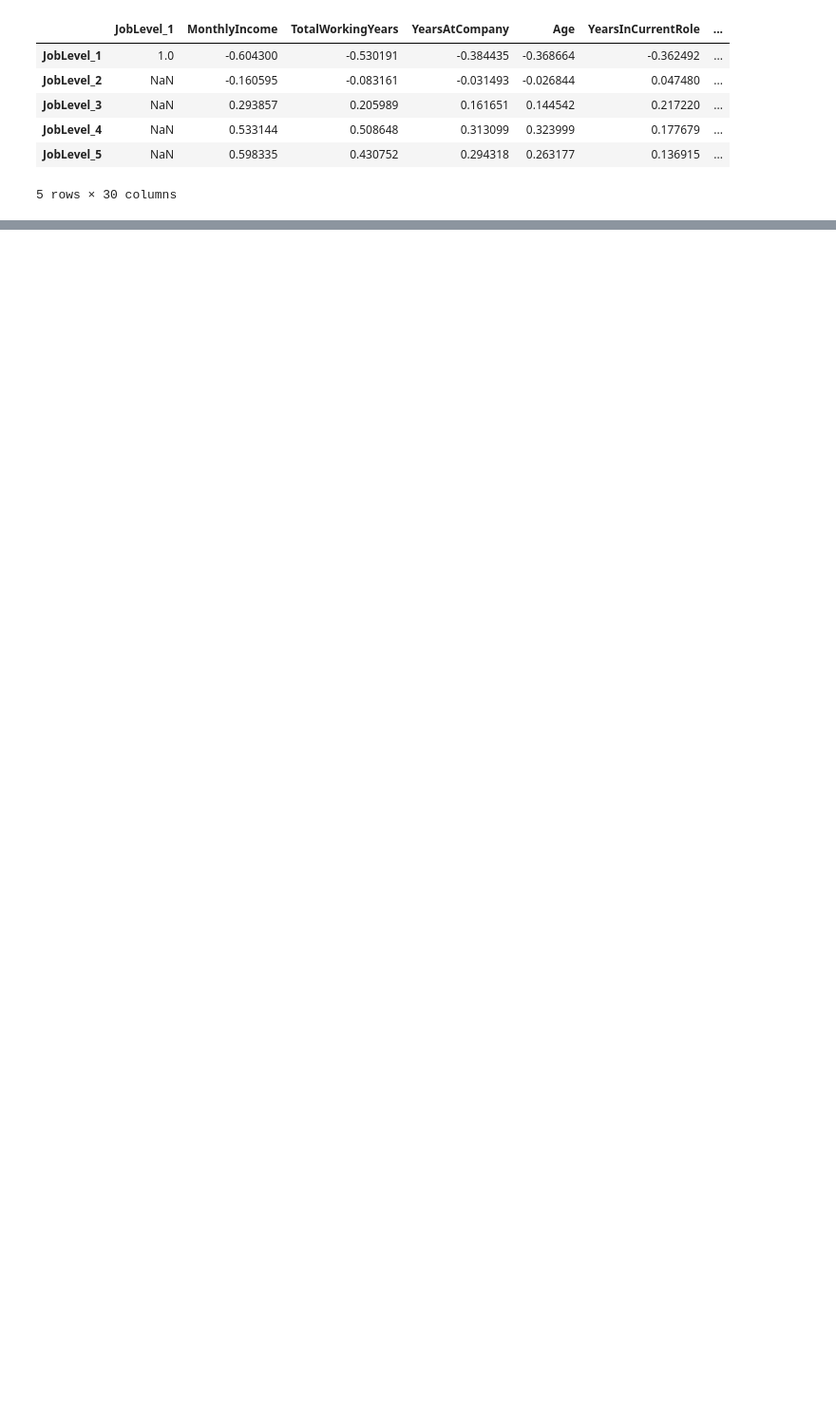
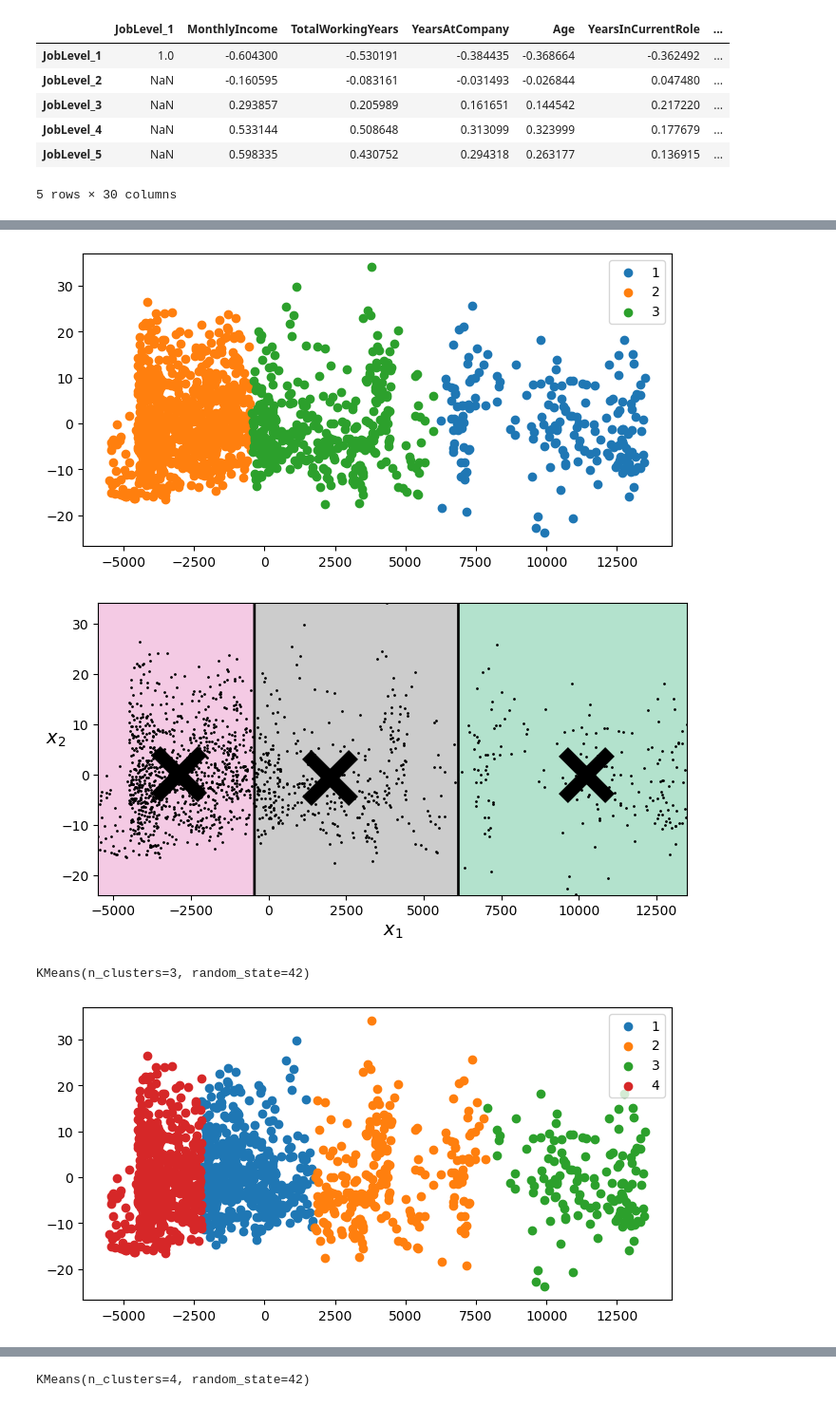
Before and after one commit to Darcinn/F21DL, a Jupyter notebook: Notebooks/Lab 2/Lab-2.ipynb, the cells around one changed output, grey strips where cells are left out. Shown at 95% size. Saved outputs shown, nothing was run; the diff lists cells and outputs as text; code cells hidden in the pictures; blank space fills up the shorter version.

```diff
--- a/Notebooks/Lab 2/Lab-2.ipynb
+++ b/Notebooks/Lab 2/Lab-2.ipynb
@@ -564,0 +628,12 @@ MeanShift()
+# %%
+KMeansClusterers = [
+    ("KMeans", KMeans(3, random_state=42)),
+    ("KMeans", KMeans(4, random_state=42)),
+    ("KMeans", KMeans(5, random_state=42))
+]
+evaluate(X, employees["JobLevel"], KMeansClusterers, evaluate_clusterer)
+# %% [output]
+[figure, added]
+[figure, added]
+KMeans(n_clusters=3, random_state=42)
+[figure, added]
@@ -564,0 +641 @@ MeanShift()
+KMeans(n_clusters=4, random_state=42)
```
Also changed, not shown: parts of 17 cells of this notebook.
